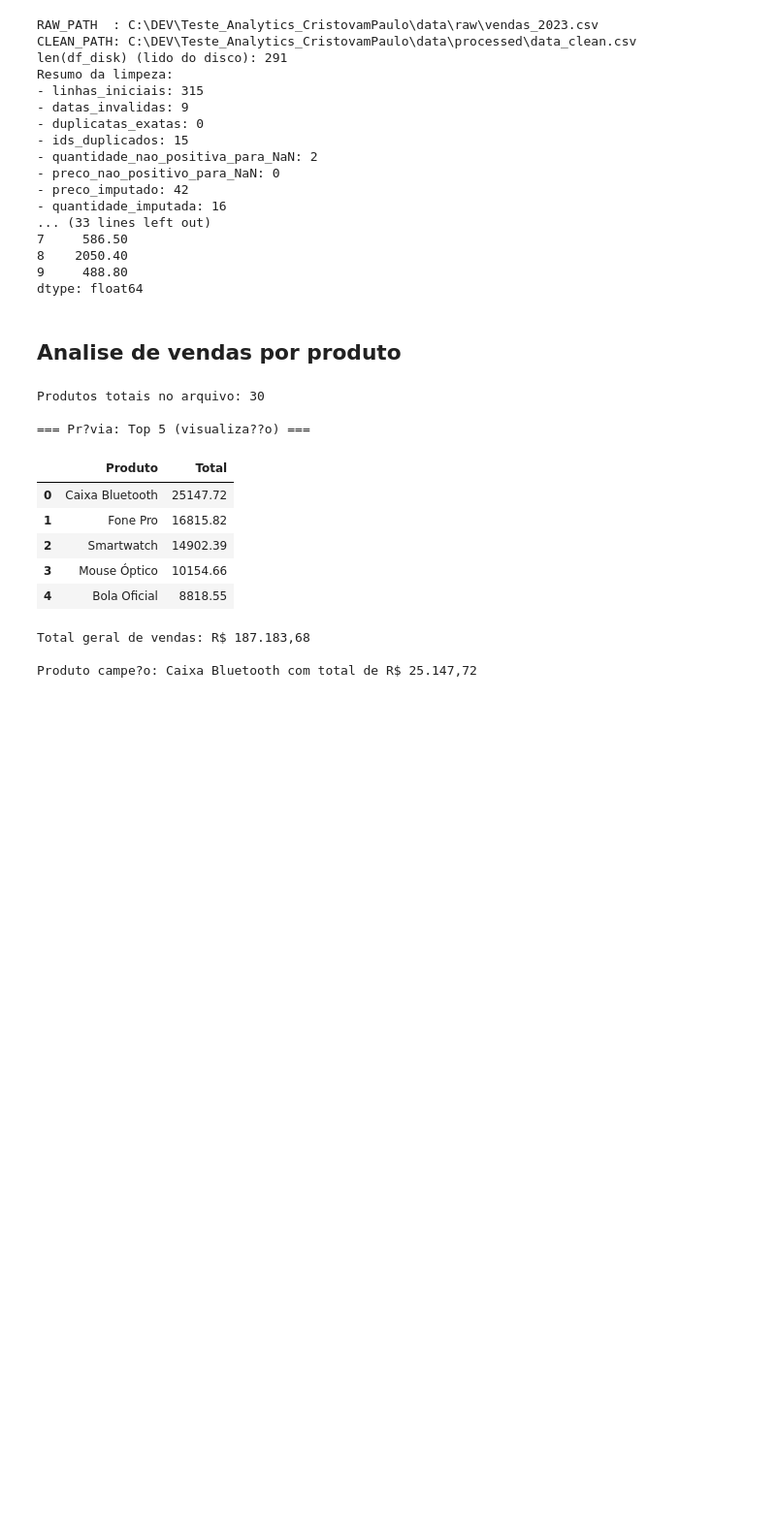
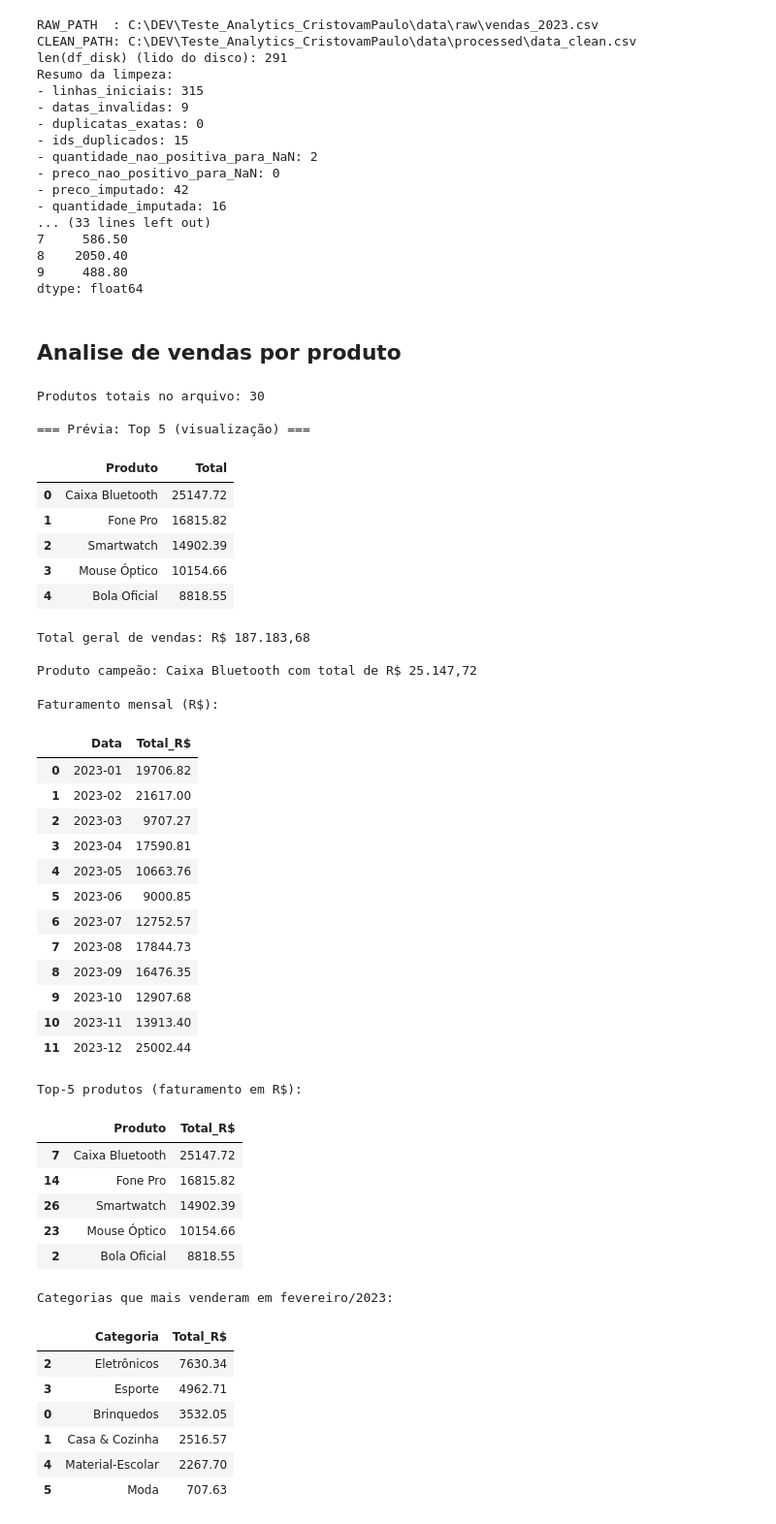
Before and after one commit to Cristovam10000/Teste_Analytics_CristovamPaulo, a Jupyter notebook: Parte01/Etapa01.ipynb, the cells around one changed output. Shown at 97% size. Cells and saved outputs as stored; diff of their text form; code cells hidden in the pictures; blank space fills up the shorter version.

```diff
--- a/Parte01/Etapa01.ipynb
+++ b/Parte01/Etapa01.ipynb
@@ -668,19 +662,19 @@ def analisar_vendas(clean_path=CLEAN_PATH, out_path=OUT_PRODUTOS):
     out_path.parent.mkdir(parents=True, exist_ok=True)
     vendas_produto.to_csv(out_path, index=False, encoding="utf-8", float_format="%.2f")
 
-    # 5) Relat?rio r?pido em console
+    # 5) Relat?rio rápido em console
     print(f"Produtos totais no arquivo: {len(vendas_produto)}")
-    print("\n=== Pr?via: Top 5 (visualiza??o) ===")
+    print("\n=== Prévia: Top 5 (visualização) ===")
     display(vendas_produto.head(5))
 
-    # 6) Total geral e campe??o
+    # 6) Total geral e campetoo
     total_geral = vendas_produto['Total'].sum()
     total_fmt = f"{total_geral:,.2f}".replace(",", "X").replace(".", ",").replace("X", ".")
     print(f"\nTotal geral de vendas: R$ {total_fmt}")
 
     top = vendas_produto.iloc[0]
     top_valor = f"{top['Total']:,.2f}".replace(",", "X").replace(".", ",").replace("X", ".")
-    print(f"\nProduto campe?o: {top['Produto']} com total de R$ {top_valor}")
+    print(f"\nProduto campeão: {top['Produto']} com total de R$ {top_valor}")
 
     return vendas_produto
 
@@ -689,7 +683,7 @@ vendas_por_produto = analisar_vendas()
 # %% [output]
 Produtos totais no arquivo: 30
 
-=== Pr?via: Top 5 (visualiza??o) ===
+=== Prévia: Top 5 (visualização) ===
 |  | Produto | Total |
 | 0 | Caixa Bluetooth | 25147.72 |
 | 1 | Fone Pro | 16815.82 |
@@ -698,4 +692,71 @@ Produtos totais no arquivo: 30
 | 4 | Bola Oficial | 8818.55 |
 Total geral de vendas: R$ 187.183,68
 
-Produto campe?o: Caixa Bluetooth com total de R$ 25.147,72
+Produto campeão: Caixa Bluetooth com total de R$ 25.147,72
+# %%
+from IPython.display import display
+
+CLEAN_PATH = (ROOT / "data" / "processed" / "data_clean.csv").resolve()
+_df = pd.read_csv(CLEAN_PATH, parse_dates=["Data"])
+_df["Quantidade"] = pd.to_numeric(_df["Quantidade"], errors="coerce").fillna(0)
+_df["Preco"] = pd.to_numeric(_df.get("Preco"), errors="coerce").fillna(0.0)
+_df["Total"] = (_df["Quantidade"] * _df["Preco"]).astype(float)
+
+_mensal_display = (
+    _df.groupby(_df['Data'].dt.to_period('M'))['Total']
+      .sum()
+      .astype(float)
+      .to_timestamp()
+      .reset_index()
+)
+_mensal_display['Data'] = _mensal_display['Data'].dt.strftime('%Y-%m')
+print('Faturamento mensal (R$):')
+display(_mensal_display.rename(columns={'Total': 'Total_R$'}))
+
+_top5_table = (
+    _df.groupby('Produto', as_index=False)['Total']
+      .sum()
+      .sort_values('Total', ascending=False)
+      .head(5)
+)
+print('Top-5 produtos (faturamento em R$):')
+display(_top5_table.rename(columns={'Total': 'Total_R$'}))
+
+_fevereiro_table = (
+    _df[_df['Data'].dt.to_period('M') == pd.Period('2023-02', freq='M')]
+      .groupby('Categoria', as_index=False)['Total']
+      .sum()
+      .sort_values('Total', ascending=False)
+)
+print('Categorias que mais venderam em fevereiro/2023:')
+display(_fevereiro_table.rename(columns={'Total': 'Total_R$'}))
+# %% [output]
+Faturamento mensal (R$):
+|  | Data | Total_R$ |
+| 0 | 2023-01 | 19706.82 |
+| 1 | 2023-02 | 21617.00 |
+| 2 | 2023-03 | 9707.27 |
+| 3 | 2023-04 | 17590.81 |
+| 4 | 2023-05 | 10663.76 |
+| 5 | 2023-06 | 9000.85 |
+| 6 | 2023-07 | 12752.57 |
+| 7 | 2023-08 | 17844.73 |
+| 8 | 2023-09 | 16476.35 |
+| 9 | 2023-10 | 12907.68 |
+| 10 | 2023-11 | 13913.40 |
+| 11 | 2023-12 | 25002.44 |
+Top-5 produtos (faturamento em R$):
+|  | Produto | Total_R$ |
+| 7 | Caixa Bluetooth | 25147.72 |
+| 14 | Fone Pro | 16815.82 |
+| 26 | Smartwatch | 14902.39 |
+| 23 | Mouse Óptico | 10154.66 |
+| 2 | Bola Oficial | 8818.55 |
+Categorias que mais venderam em fevereiro/2023:
+|  | Categoria | Total_R$ |
+| 2 | Eletrônicos | 7630.34 |
+| 3 | Esporte | 4962.71 |
+| 0 | Brinquedos | 3532.05 |
+| 1 | Casa & Cozinha | 2516.57 |
+| 4 | Material-Escolar | 2267.70 |
+| 5 | Moda | 707.63 |
```
Also changed, not shown: parts of 2 cells of this notebook, 3 other files.
